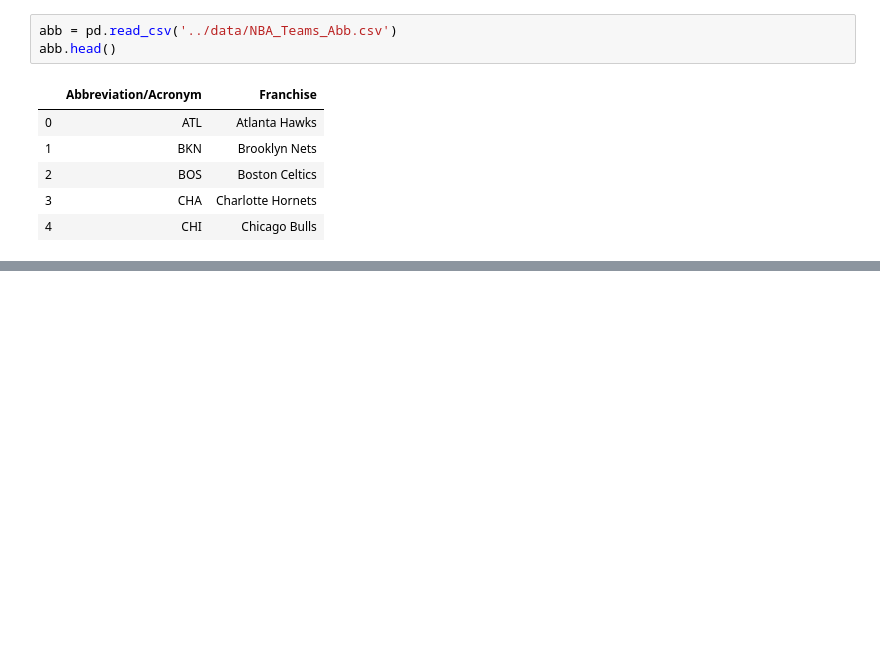
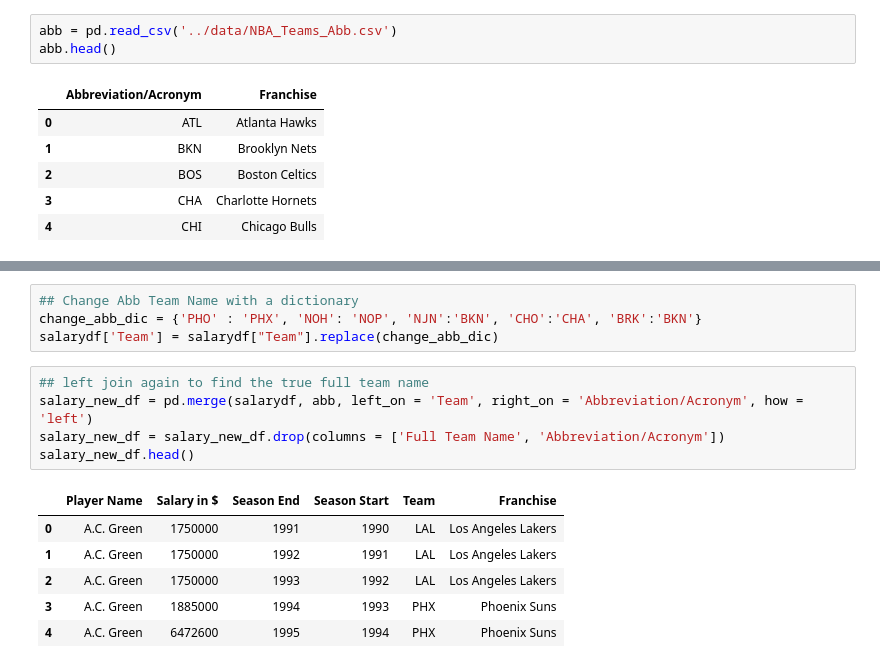
Before and after one commit to chunheisiu/NBA-POTW-Visualization, a Jupyter notebook: notebooks/Scratch.ipynb, the cells around one changed output, grey strips where cells are left out. Drawn from its saved outputs; the diff is of its cells as text; blank space fills up the shorter version.

```diff
--- a/notebooks/Scratch.ipynb
+++ b/notebooks/Scratch.ipynb
@@ -129,0 +145,16 @@ salarydf_clean.loc[salarydf_clean['Team'] != salarydf_clean['Abbreviation/Acrony
+# %%
+## Change Abb Team Name with a dictionary
+change_abb_dic = {'PHO' : 'PHX', 'NOH': 'NOP', 'NJN':'BKN', 'CHO':'CHA', 'BRK':'BKN'}
+salarydf['Team'] = salarydf["Team"].replace(change_abb_dic)
+# %%
+## left join again to find the true full team name
+salary_new_df = pd.merge(salarydf, abb, left_on = 'Team', right_on = 'Abbreviation/Acronym', how = 'left')
+salary_new_df = salary_new_df.drop(columns = ['Full Team Name', 'Abbreviation/Acronym'])
+salary_new_df.head()
+# %% [output]
+|  | Player Name | Salary in $ | Season End | Season Start | Team | Franchise |
+| 0 | A.C. Green | 1750000 | 1991 | 1990 | LAL | Los Angeles Lakers |
+| 1 | A.C. Green | 1750000 | 1992 | 1991 | LAL | Los Angeles Lakers |
+| 2 | A.C. Green | 1750000 | 1993 | 1992 | LAL | Los Angeles Lakers |
+| 3 | A.C. Green | 1885000 | 1994 | 1993 | PHX | Phoenix Suns |
+| 4 | A.C. Green | 6472600 | 1995 | 1994 | PHX | Phoenix Suns |
```
Also changed, not shown: parts of 4 cells of this notebook.
